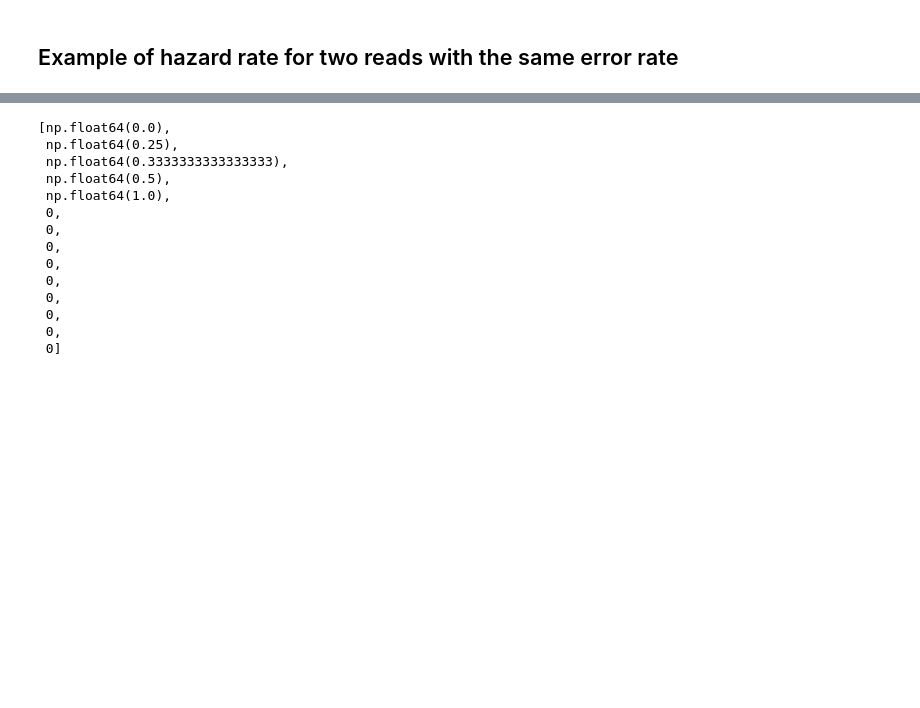
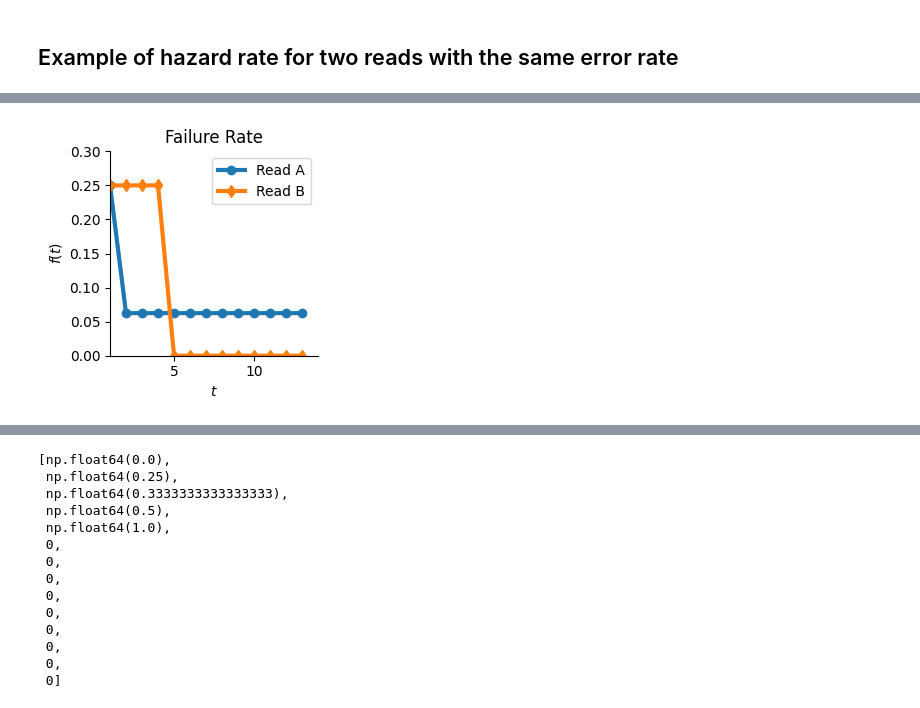
Before and after one commit to GZHoffie/skiver-test, a Jupyter notebook: experiments/hazard_rate_example/plot_results.ipynb, the cells around one changed output, grey strips where cells are left out. Saved outputs shown, nothing was run; the diff lists cells and outputs as text; code cells hidden in the pictures; blank space fills up the shorter version.

```diff
--- a/experiments/hazard_rate_example/plot_results.ipynb
+++ b/experiments/hazard_rate_example/plot_results.ipynb
@@ -68,0 +38,30 @@ for t in range(1, max_T + 1):
+# %%
+max_T = max(max(T_1), max(T_2))
+
+# failure rate f(t) = Pr[T=t]
+f_1 = []
+f_2 = []
+
+# hazard rate h(t) = Pr[T=t | T>=t] = Pr[T=t] / Pr[T>=t]
+h_1 = []
+h_2 = []
+
+# survival rate s(t) = Pr[T>t]
+s_1 = []
+s_2 = []
+
+for t in range(1, max_T + 1):
+    # Pr[T>=t]
+    pr_T_gt_t_1 = np.sum(T_1 > t)
+    pr_T_eq_t_1 = np.sum(T_1 == t)
+    h = pr_T_eq_t_1 / (pr_T_eq_t_1 + pr_T_gt_t_1) if (pr_T_eq_t_1 + pr_T_gt_t_1) > 0 else 0
+    f_1.append(pr_T_eq_t_1 / len(T_1))
+    h_1.append(h)
+    s_1.append(pr_T_gt_t_1 / len(T_1))
+
+    pr_T_gt_t_2 = np.sum(T_2 > t)
+    pr_T_eq_t_2 = np.sum(T_2 == t)
+    h = pr_T_eq_t_2 / (pr_T_eq_t_2 + pr_T_gt_t_2) if (pr_T_eq_t_2 + pr_T_gt_t_2) > 0 else 0
+    f_2.append(pr_T_eq_t_2 / len(T_2))
+    h_2.append(h)
+    s_2.append(pr_T_gt_t_2 / len(T_2))
@@ -69,3 +84,20 @@ for t in range(1, max_T + 1):
+# %%
+import matplotlib.pyplot as plt
+plt.figure(figsize=(3, 3))
+plt.rc('axes.spines', **{'bottom':True, 'left':True, 'right':False, 'top':False})
+
+plt.plot(range(1, max_T + 1), f_1[:max_T], marker='o', linewidth=3, label='Read A')
+plt.plot(range(1, max_T + 1), f_2[:max_T], marker='d', linewidth=3, label='Read B')
+plt.xlabel('$t$')
+plt.ylabel('$f(t)$')
+plt.title('Failure Rate')
+plt.xlim(1, 14)
+plt.ylim(0, 0.3)
+plt.legend()
+plt.tight_layout()
+plt.savefig('../../figures/failure_rate_example.png', dpi=300, transparent=True)
+# %% [output]
+[figure, added]
 # %%
 import matplotlib.pyplot as plt
 plt.figure(figsize=(3, 3))
```
Also changed, not shown: parts of 5 cells of this notebook, 9 other files.
